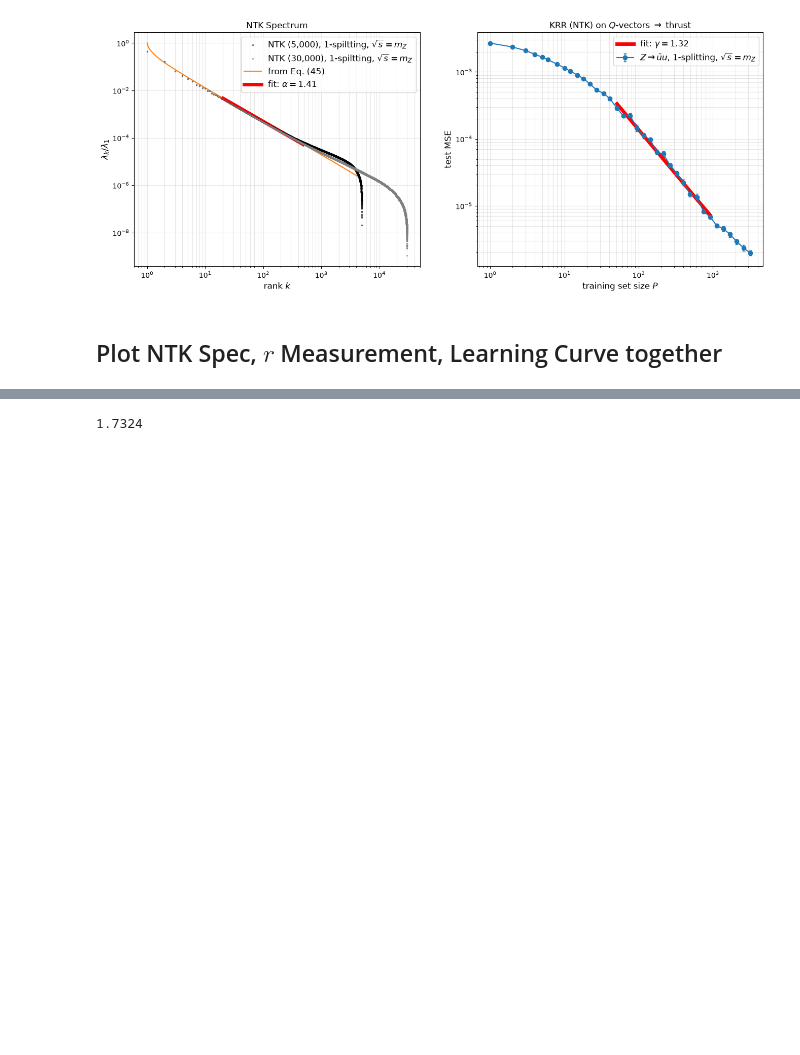
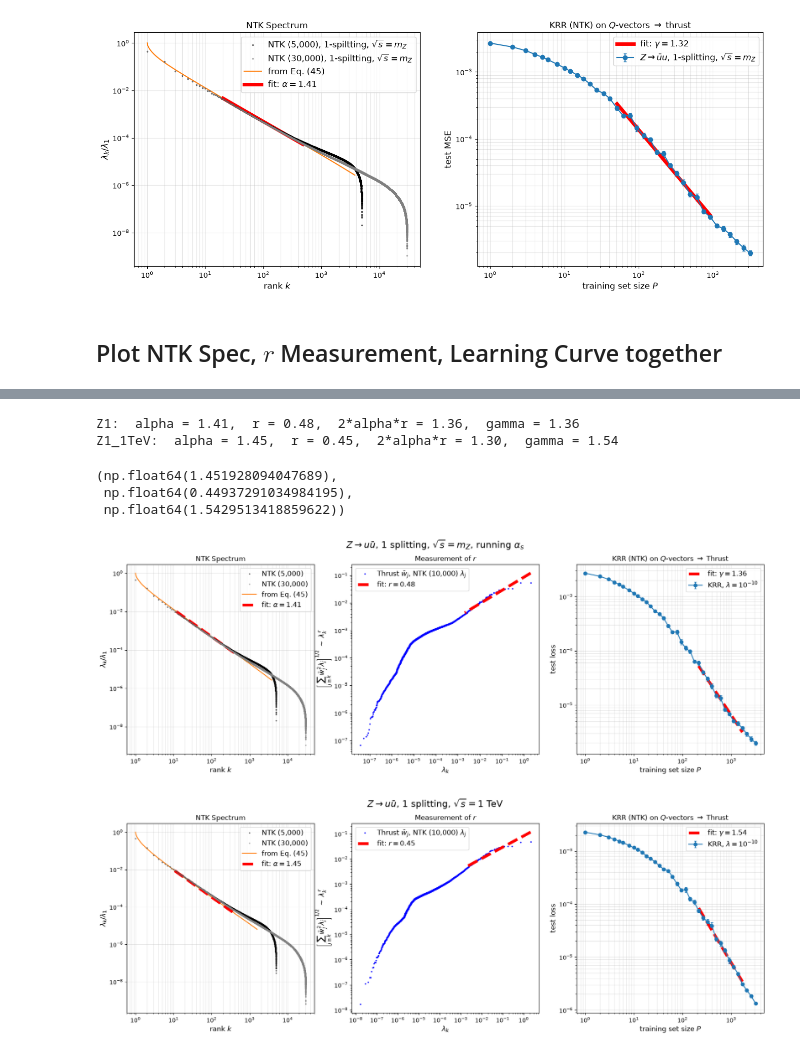
Before and after one commit to Shutko/Jet-Scaling-Laws, a Jupyter notebook: StevensCode/plot_together.ipynb, the cells around one changed output, grey strips where cells are left out. Drawn from its saved outputs; the diff is of its cells as text; code cells hidden in the pictures; blank space fills up the shorter version.

```diff
--- a/StevensCode/plot_together.ipynb
+++ b/StevensCode/plot_together.ipynb
@@ -269,4 +202,53 @@ fig.suptitle(rf'{labels[key]}', fontsize=16);
-# %%
-2*1.42*0.61
-# %% [output]
-1.7324
+# %%
+def plot_scaling(key, window_alpha=(100, 1000), window_r=(20, 300), window_gamma=(200, 2000)):
+    fig, (ax1, ax2, ax3) = plt.subplots(1, 3, figsize=(20, 6))
+    scale = 0.45
+    ## LEFT: NTK alpha ####################################################################
+    lo, hi = window_alpha
+    k, lam_analytic = REC_AN[key]
+    ax1.loglog(kk(NTK_5[key]), scale*NTK_5[key]/NTK_5[key][0], '.', color='k', markersize=3, alpha=0.5, label=r'NTK (5,000)', zorder=10)
+    ax1.loglog(kk(NTK_30[key]), scale*NTK_30[key]/NTK_30[key][0], '.', color='gray', markersize=3, alpha=0.5, label=r'NTK (30,000)', zorder=10)
+    ax1.loglog(k, lam_analytic*norm(key, k), '-', color='C1', label=r'from Eq. (45)')
+    m = (k >= lo) & (k <= hi)
+    fit = np.polyfit(np.log(k[m]), np.log(lam_analytic[m]), 1);  alpha = -fit[0]
+    ax1.loglog(k[m], np.exp(np.polyval(fit, np.log(k[m])))*norm(key, k), 'r--', lw=5, label=rf'fit: $\alpha = {alpha:.2f}$')
+    ax1.set_title(r'NTK Spectrum'); ax1.set_xlabel('rank $k$', fontsize=12); ax1.set_ylabel(r'$\lambda_k/\lambda_1$', fontsize=12)
+    ax1.legend(fontsize=12); ax1.grid(True, which='both', alpha=0.3)
+
+    ## MIDDLE: measured r ####################################################################
+    lo, hi = window_r
+    lam, v2 = TARGET[key]
+    k = np.arange(1, len(lam) + 1)
+    tail = np.cumsum(v2[::-1])[::-1]       # reverse, cumsum, reverse back -> sum over j >= k
+    mask = (k >= lo) & (k <= hi)
+    fit = np.polyfit(np.log(lam[mask]), np.log(np.sqrt(tail[mask])), 1);  r = fit[0]
+    ax2.loglog(lam, np.sqrt(tail), '.', ms=3, color='b', label=rf'Thrust $\bar w_j$, NTK (10,000) $\lambda_j$')
+    ax2.loglog(lam[mask], np.exp(np.polyval(fit, np.log(lam[mask]))), 'r--', lw=5, label=rf'fit: $r = {r:.2f}$')
+    ax2.set_title(r'Measurement of $r$'); ax2.set_xlabel(r'$\lambda_k$', fontsize=12)
+    ax2.set_ylabel(r'$\left[\sum_{j\geq k} \bar w_j^2\lambda_j\right]^{1/2} \;\sim\; \lambda_k^{\,r}$', fontsize=12)
+    ax2.legend(fontsize=12)
+
+    ## RIGHT: Learning Curve ##################################################################
+    lo, hi = window_gamma
+    Ps, L, S, reps = KRR[key]['Ps'], KRR[key]['loss'], KRR[key]['std'], KRR[key]['reps']
+    ax3.errorbar(Ps, L, S/np.sqrt(reps), fmt='o-', color='C0', capsize=2, label=r'KRR, $\lambda = 10^{-10}$')
+    mask = (Ps > lo) & (Ps < hi)
+    fit = np.polyfit(np.log(Ps[mask]), np.log(L[mask]), 1);  gamma = -fit[0]
+    ax3.loglog(Ps[mask], np.exp(np.polyval(fit, np.log(Ps[mask]))), 'r--', lw=5, label=rf'fit: $\gamma = {gamma:.2f}$')
+    ax3.set_title(r'KRR (NTK) on $Q$-vectors $\to$ Thrust'); ax3.set_xlabel('training set size $P$', fontsize=12); ax3.set_ylabel('test loss', fontsize=12)
+    ax3.set_xscale('log'); ax3.set_yscale('log'); ax3.grid(True, which='both', alpha=0.3); ax3.legend(fontsize=12)
+
+    fig.suptitle(rf'{labels[key]}', fontsize=16)
+    print(f'{key}:  alpha = {alpha:.2f},  r = {r:.2f},  2*alpha*r = {2*alpha*r:.2f},  gamma = {gamma:.2f}')
+    return alpha, r, gamma
+# %%
+plot_scaling('Z1', (10, 500), (1, 100), (200, 2000))
+plot_scaling('Z1_1TeV', (10, 500), (1, 100), (200, 2000))
+# %% [output]
+Z1:  alpha = 1.41,  r = 0.48,  2*alpha*r = 1.36,  gamma = 1.36
+Z1_1TeV:  alpha = 1.45,  r = 0.45,  2*alpha*r = 1.30,  gamma = 1.54
+(np.float64(1.451928094047689),
+ np.float64(0.44937291034984195),
+ np.float64(1.5429513418859622))
+[figure, added]
+[figure, added]
```
Also changed, not shown: parts of 2 cells of this notebook, 30 other files.
